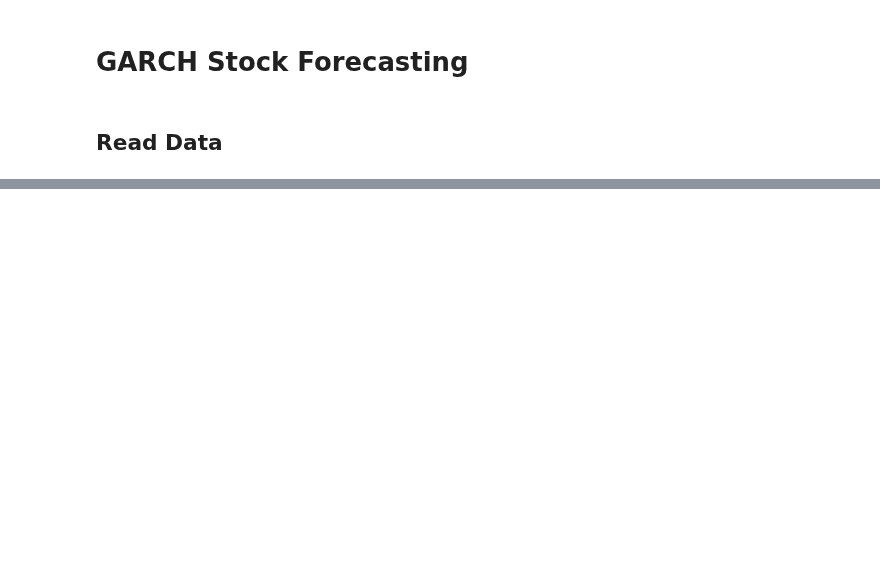
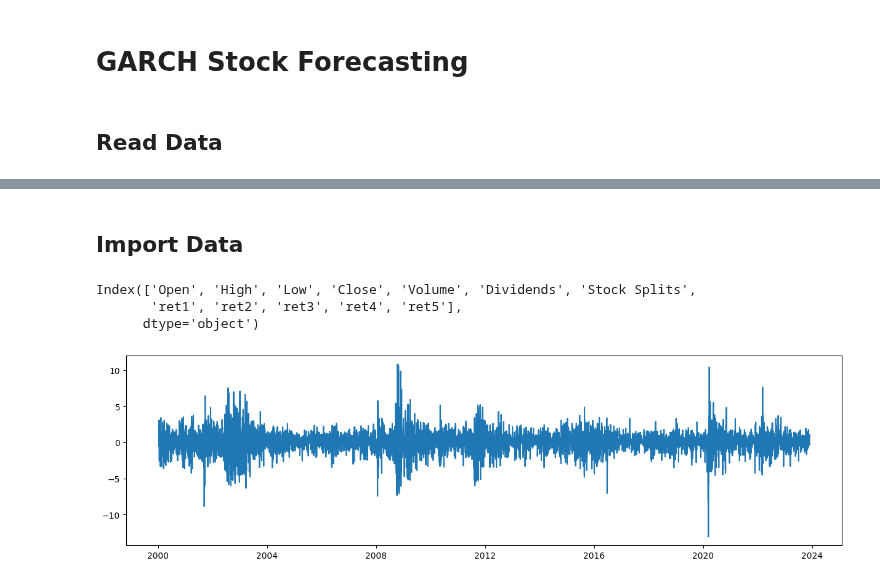
Before and after one commit to hikotei/2023_11-PTSFC, a Jupyter notebook: DAX/GARCH Stock Modeling.ipynb, the cells around one changed output, grey strips where cells are left out. Drawn from its saved outputs; the diff is of its cells as text; code cells hidden in the pictures; blank space fills up the shorter version.

```diff
--- a/DAX/GARCH Stock Modeling.ipynb
+++ b/DAX/GARCH Stock Modeling.ipynb
@@ -166,11 +29,0 @@ Covariance estimator: robust
-# %%
-rolling_predictions = []
-test_size = 365
-
-for i in range(test_size):
-
-    train = returns[:-(test_size-i)]
-    model = arch_model(train, p=3, q=0)
-    model_fit = model.fit(disp='off')
-    pred = model_fit.forecast(horizon=1)
-    rolling_predictions.append(np.sqrt(pred.variance.values[-1,:][0]))
@@ -214,10 +29,0 @@ model_fit.summary()
-# %%
-rolling_predictions = []
-test_size = 365*5
-
-for i in range(test_size):
-    train = returns[:-(test_size-i)]
-    model = arch_model(train, p=2, q=2)
-    model_fit = model.fit(disp='off')
-    pred = model_fit.forecast(horizon=1)
-    rolling_predictions.append(np.sqrt(pred.variance.values[-1,:][0]))
@@ -245,0 +30,29 @@ plt.title('Volatility Prediction - Next 7 Days', fontsize=20)
+# %% [markdown]
+## Import Data
+# %%
+start = datetime(2000, 1, 1)
+end = datetime(2023, 11, 30)
+
+stock = yf.Ticker("^GDAXI")
+# DIS for disney
+# SPY for SnP500
+# ^GDAXI for DAX
+
+hist = stock.history(period="max", start=start, end=end)
+
+for i in range(5):
+    hist["ret"+str(i+1)] = compute_return(hist["Close"].values, h=i+1)
+
+print(hist.columns)
+hist = hist.dropna()
+# returns = 100 * hist.Close.pct_change().dropna()
+# %% [output]
+Index(['Open', 'High', 'Low', 'Close', 'Volume', 'Dividends', 'Stock Splits',
+       'ret1', 'ret2', 'ret3', 'ret4', 'ret5'],
+      dtype='object')
+# %%
+plt.figure(figsize=(15,4))
+plt.plot(hist.ret1)
+plt.show()
+# %% [output]
+[figure, added]
```
Also changed, not shown: parts of 43 cells of this notebook, 7 other files.
